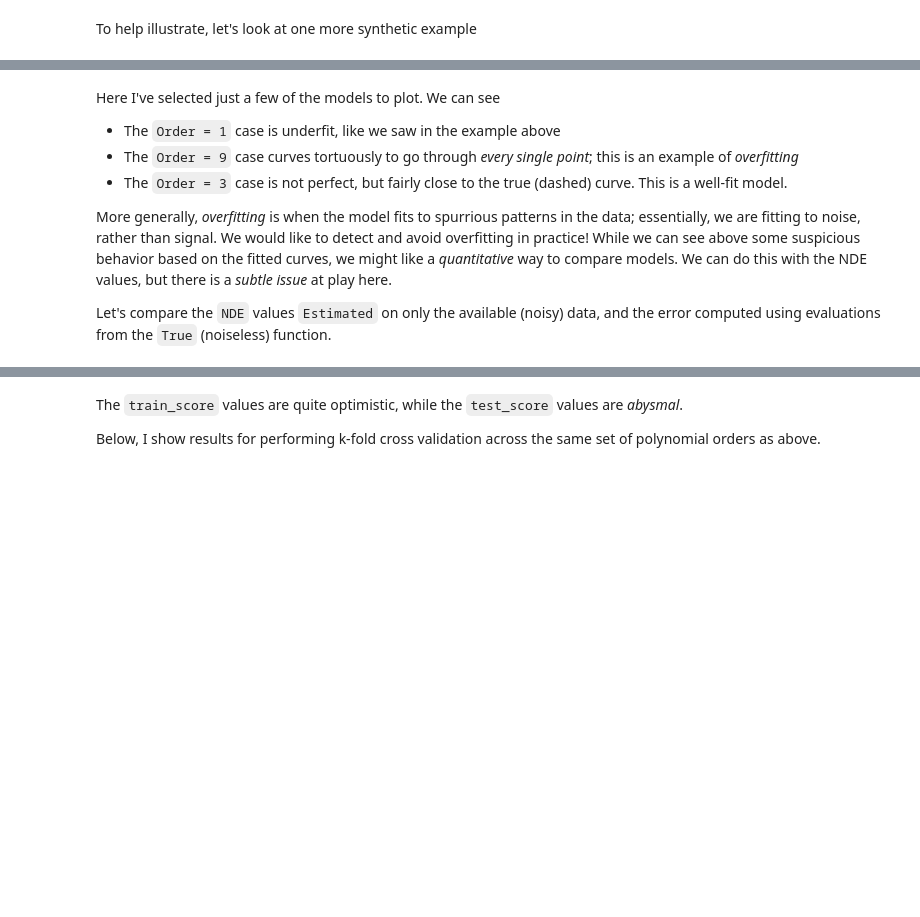
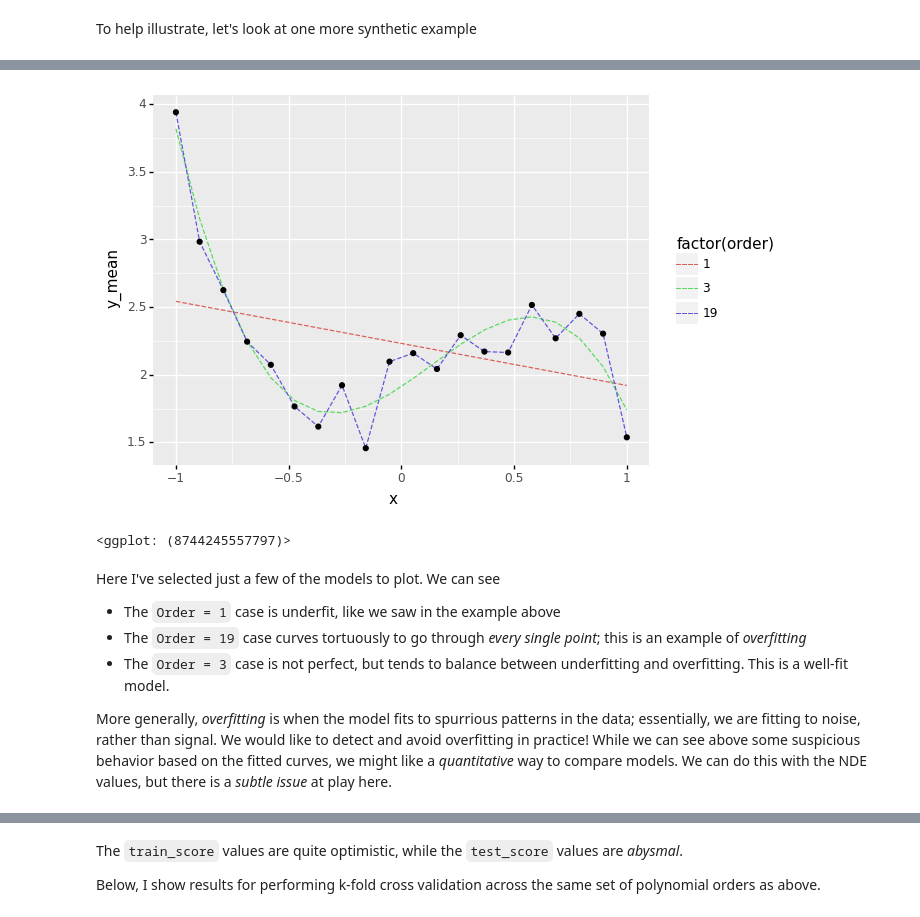
Before and after one commit to zdelrosario/mi101, a Jupyter notebook: _sources/notebooks/05_ml_master.ipynb, the cells around one changed output, grey strips where cells are left out. Cells and saved outputs as stored; diff of their text form; code cells hidden in the pictures; blank space fills up the shorter version.

```diff
--- a/_sources/notebooks/05_ml_master.ipynb
+++ b/_sources/notebooks/05_ml_master.ipynb
@@ -419,10 +400,45 @@ plt.show()
+# %%
+# -- DEMONSTRATION CODE, NO NEED TO EDIT -----
+# Fit on many different orders
+df_train = pd.DataFrame()
+df_test = pd.DataFrame()
+for order in range(1, 20):
+    # Fit the model
+    md_tmp = (
+        df_ex3
+        >> ft_regression(var=["x"], out=["y"], order=order)
+    )
+    # Evaluate model on training data
+    df_tmp = (
+        md_tmp
+        >> gr.ev_df(df=df_ex3)
+        >> gr.tf_mutate(order=order)
+    )
+    df_train = pd.concat((df_train, df_tmp), axis=0)
+    # Evaluate model on test data
+    df_tmp = (
+        gr.df_make(x=np.linspace(-1, +1, num=100))
+        >> gr.tf_mutate(y=fcn_2(DF.x), order=order)
+        >> gr.tf_md(md=md_tmp)
+    )
+    df_test = pd.concat((df_test, df_tmp), axis=0)
+
+# Visualize a few cases
+(
+    df_train
+    >> gr.tf_filter(gr.var_in(DF.order, [1, 3, 19]))
+    >> pt.ggplot(pt.aes("x", "y_mean"))
+    + pt.geom_line(pt.aes(color="factor(order)"), linetype="dashed")
+    + pt.geom_point(data=df_ex3, mapping=pt.aes(y="y"))
+)
+# %% [output]
+[figure, added]
+<ggplot: (8744245557797)>
 # %% [markdown]
 Here I've selected just a few of the models to plot. We can see
 
 * The `Order = 1` case is underfit, like we saw in the example above
-* The `Order = 9` case curves tortuously to go through _every single point_; this is an example of _overfitting_
-* The `Order = 3` case is not perfect, but fairly close to the true (dashed) curve. This is a well-fit model.
+* The `Order = 19` case curves tortuously to go through _every single point_; this is an example of _overfitting_
+* The `Order = 3` case is not perfect, but tends to balance between underfitting and overfitting. This is a well-fit model.
 
 More generally, _overfitting_ is when the model fits to spurrious patterns in the data; essentially, we are fitting to noise, rather than signal. We would like to detect and avoid overfitting in practice! While we can see above some suspicious behavior based on the fitted curves, we might like a _quantitative_ way to compare models. We can do this with the NDE values, but there is a _subtle issue_ at play here.
-
-Let's compare the `NDE` values `Estimated` on only the available (noisy) data, and the error computed using evaluations from the `True` (noiseless) function.
```
Also changed, not shown: parts of 29 cells of this notebook, 48 other files.
